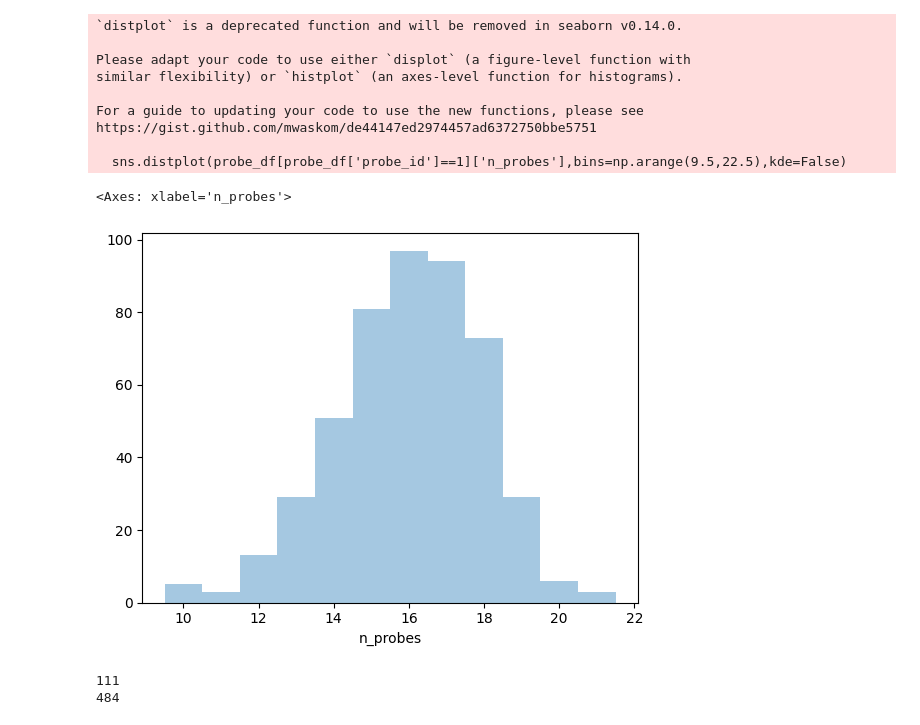
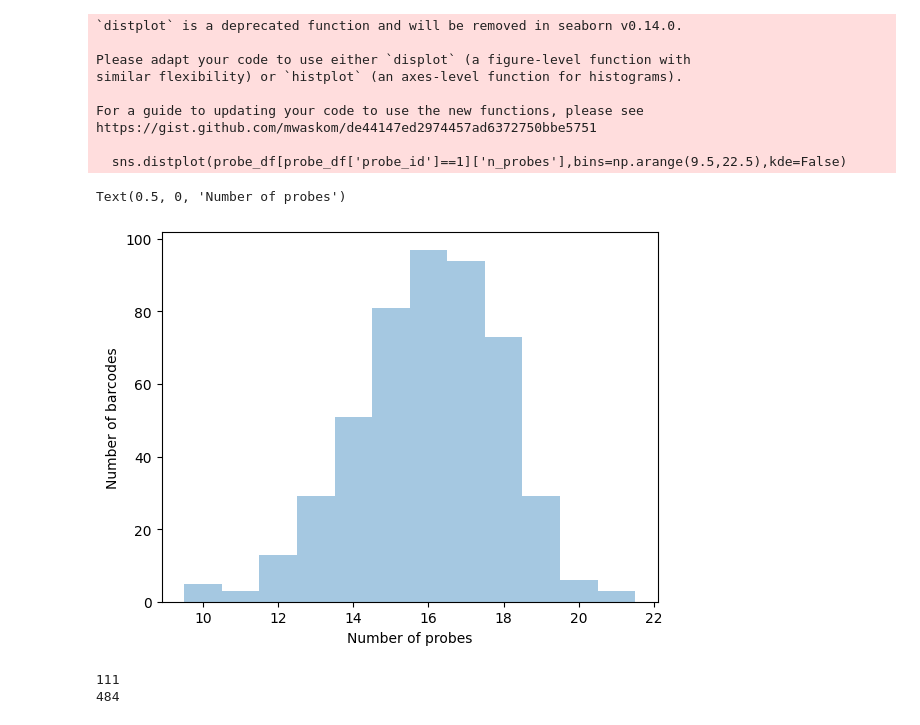
Before and after one commit to grantkinsler/SpatialBarcodes, a Jupyter notebook: Evaluating probe distance.ipynb, the cells around one changed output. Saved outputs shown, nothing was run; the diff lists cells and outputs as text; code cells hidden in the pictures.

```diff
--- a/Evaluating probe distance.ipynb
+++ b/Evaluating probe distance.ipynb
@@ -20,13 +20,13 @@ method = 'WSN_699'
 method = 'NNNSW_700'
 # %%
 fastas = SeqIO.parse(f'{method}/random_sequences.fasta',"fasta")
-bc_dict = {record.id:record.seq for record in wsn_fastas}
+bc_dict = {record.id:record.seq for record in fastas}
 # %%
 probe_dict = {}
 # %%
 probe_df = p.DataFrame(columns=['bc_id','bc_seq','n_probes','probe_id','GC','TM','FE','probe_seq','probe_name'])
 
-for id,seq in wsn_bc_dict.items():
+for id,seq in bc_dict.items():
     filename = f'{method}/all_probes_28/{id}_oligos.txt'
     if os.path.isfile(filename):
         probes = p.read_csv(filename,sep='\t',names=['probe_id','GC','TM','FE','probe_seq','probe_name'])
@@ -40,19 +40,21 @@ for id,seq in wsn_bc_dict.items():
 # %%
 # sns.distplot(probe_df[probe_df['probe_id']==1]['n_probes'],bins=np.arange(14.5,27.5),kde=False)
 sns.distplot(probe_df[probe_df['probe_id']==1]['n_probes'],bins=np.arange(9.5,22.5),kde=False)
 # sns.distplot(probe_df[probe_df['probe_id']==1]['n_probes'],kde=False)
+plt.ylabel('Number of barcodes')
+plt.xlabel('Number of probes')
 # %% [output]
 `distplot` is a deprecated function and will be removed in seaborn v0.14.0.
 
 Please adapt your code to use either `displot` (a figure-level function with
 similar flexibility) or `histplot` (an axes-level function for histograms).
 
 For a guide to updating your code to use the new functions, please see
 https://gist.github.com/mwaskom/de44147ed2974457ad6372750bbe5751
 
   sns.distplot(probe_df[probe_df['probe_id']==1]['n_probes'],bins=np.arange(9.5,22.5),kde=False)
-<Axes: xlabel='n_probes'>
+Text(0.5, 0, 'Number of probes')
-[figure, old version]
+[figure, new version]
 # %%
 many_probes = probe_df[probe_df['n_probes']>17]
 print(len(np.unique(many_probes['bc_id'])))
```
Also changed, not shown: parts of 13 cells of this notebook, 3 other files.
